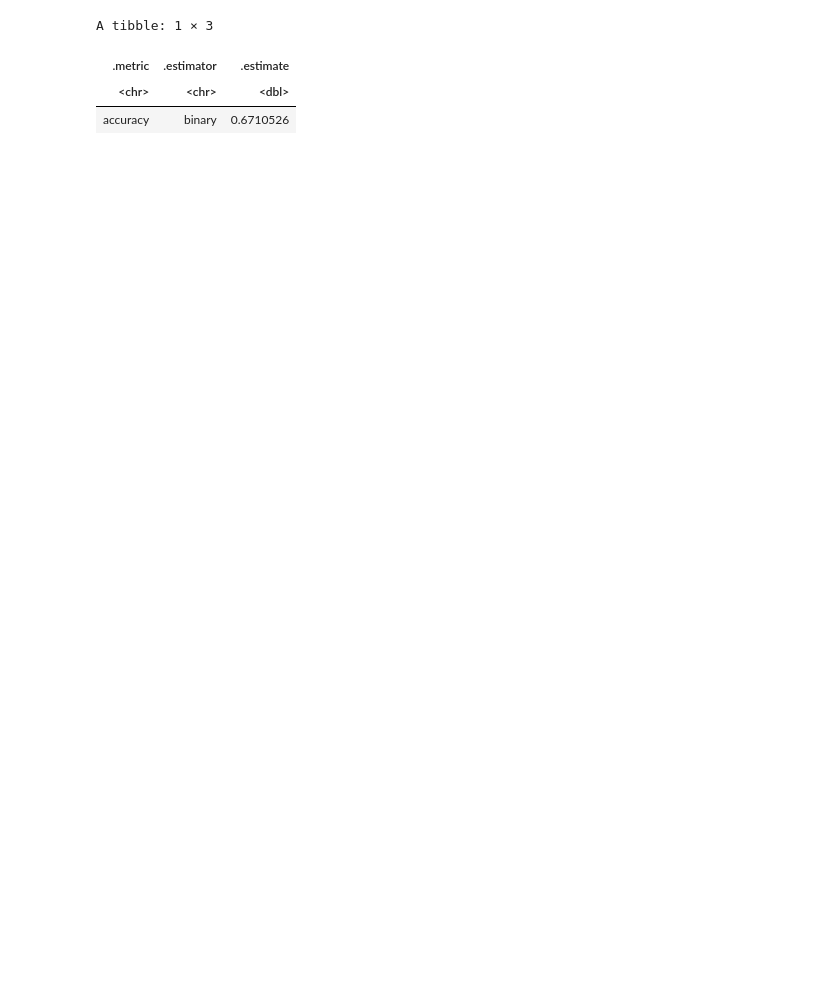
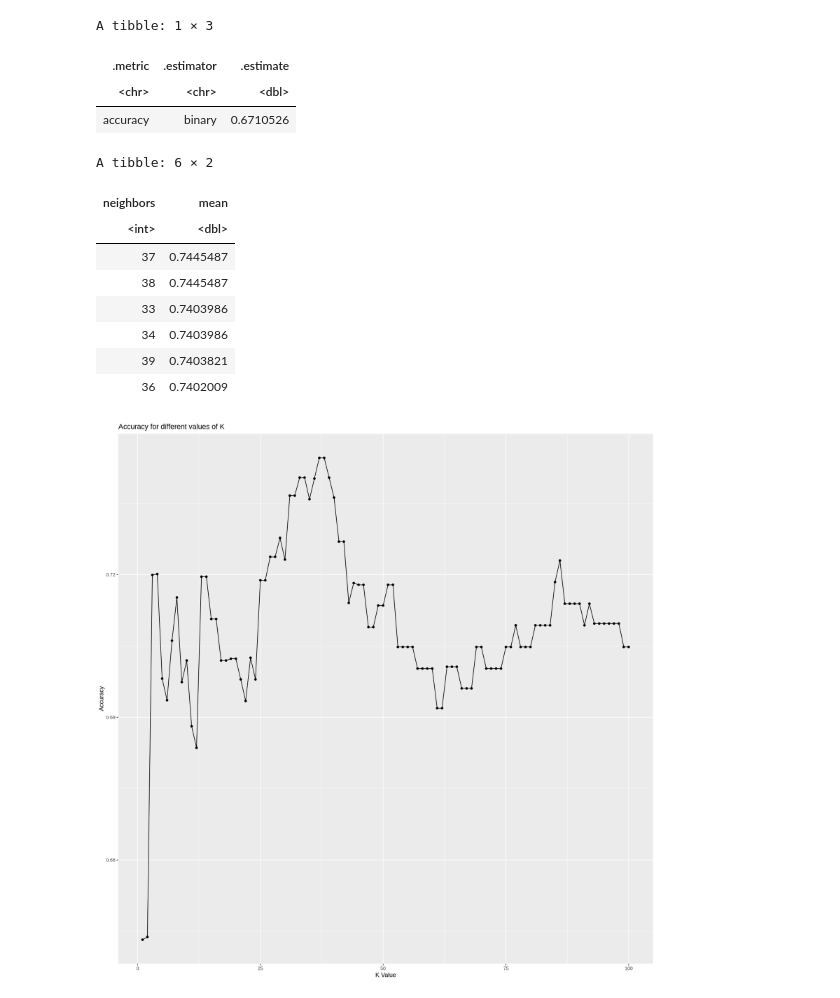
Before and after one commit to Git-Aarya/Heart-Disease-Predictor, a Jupyter notebook: muzammil_project.ipynb, the cells around one changed output. Saved outputs shown, nothing was run; the diff lists cells and outputs as text; code cells hidden in the pictures; blank space fills up the shorter version.

Commit message:
depression + hr

```diff
--- a/muzammil_project.ipynb
+++ b/muzammil_project.ipynb
@@ -408,3 +409,39 @@ A tibble: 1 × 3
 | .metric | .estimator | .estimate |
 | <chr> | <chr> | <dbl> |
 | accuracy | binary | 0.6710526 |
+# %%
+set.seed(0)
+dep_recipe <- recipe(diagnosis ~ st_depression + heart_rate, data = cleveland_train) |> step_scale(all_predictors()) |> step_center(all_predictors())
+dep_tune_spec <- nearest_neighbor(weight_func = "rectangular", neighbors = tune()) |>
+  set_engine("kknn") |>
+  set_mode("classification")
+
+dep_vfold <- vfold_cv(cleveland_train, v = 10, strata = diagnosis)
+gridvals <- tibble(neighbors = c(1:100))
+
+dep_wkflw <- workflow() |>
+      add_recipe(dep_recipe) |>
+      add_model(dep_tune_spec) |>
+      tune_grid(resamples = hd_vfold, grid = gridvals) |>
+      collect_metrics() |>
+      filter(.metric == "accuracy") |>
+      select(neighbors, mean) |>
+      arrange(desc(mean))
+head(dep_wkflw)
+
+
+
+dep_result_plot <- dep_wkflw |> ggplot(aes(x = neighbors, y = mean)) + geom_point() + geom_line() +
+labs(x = "K Value", y = "Accuracy") + ggtitle("Accuracy for different values of K")
+dep_result_plot
+# %% [output]
+A tibble: 6 × 2
+| neighbors | mean |
+| <int> | <dbl> |
+| 37 | 0.7445487 |
+| 38 | 0.7445487 |
+| 33 | 0.7403986 |
+| 34 | 0.7403986 |
+| 39 | 0.7403821 |
+| 36 | 0.7402009 |
+[figure, added]
```
Also changed, not shown: parts of 7 cells of this notebook.
